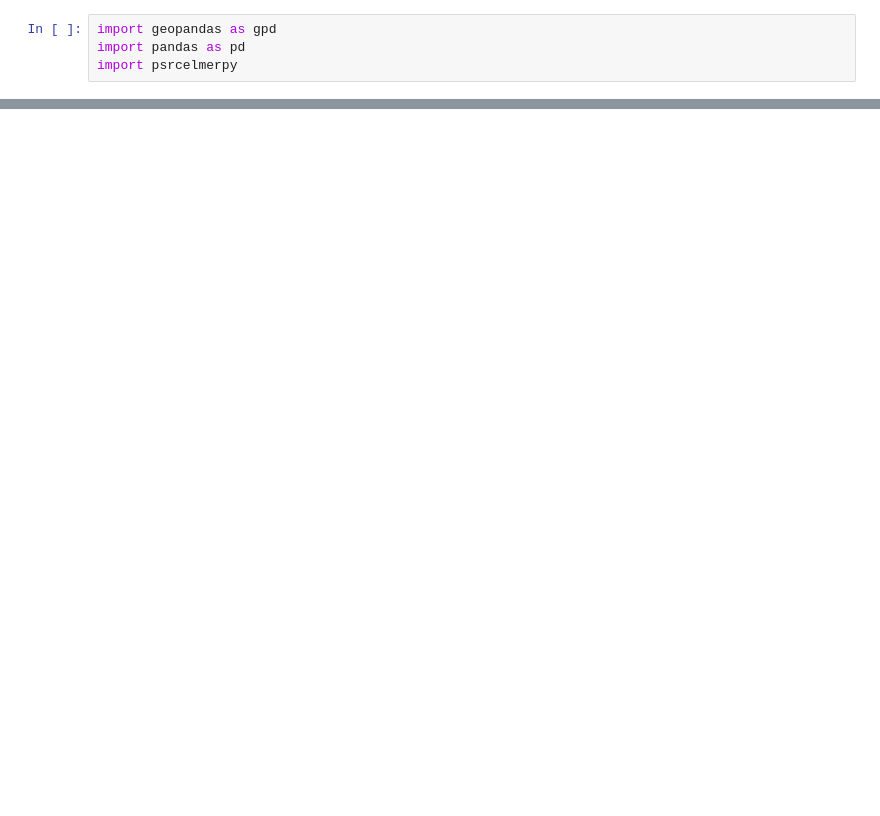
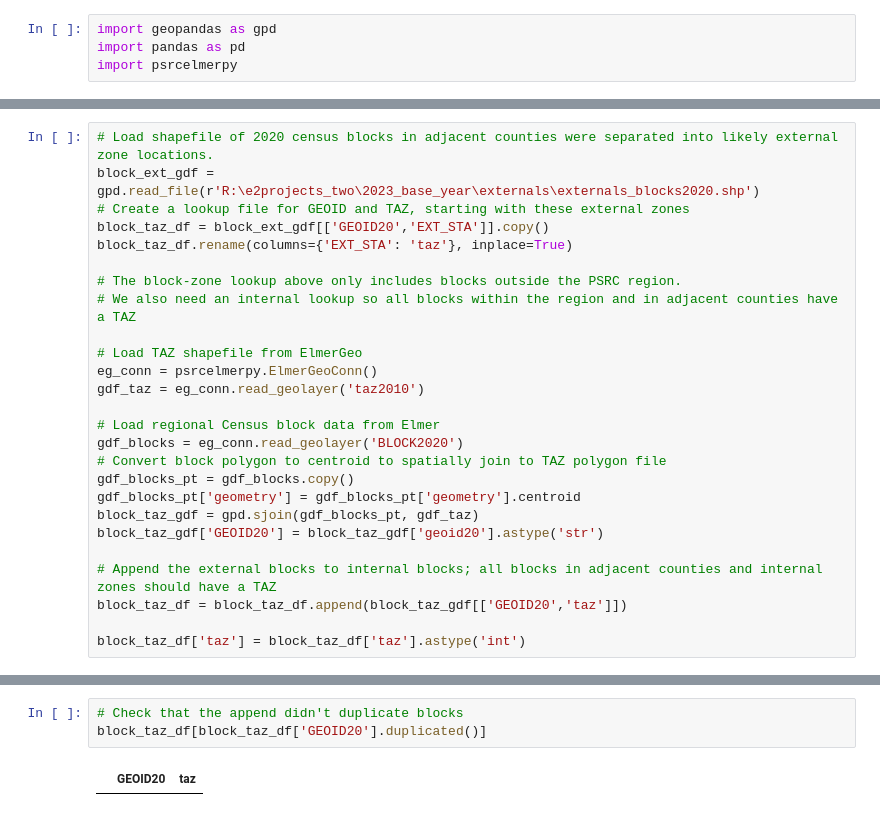
Before and after one commit to psrc/travel-modeling, a Jupyter notebook: base_year/external_trip_distribution.ipynb, the cells around one changed output, grey strips where cells are left out. Saved outputs shown, nothing was run; the diff lists cells and outputs as text; blank space fills up the shorter version.

```diff
--- a/base_year/external_trip_distribution.ipynb
+++ b/base_year/external_trip_distribution.ipynb
@@ -157,0 +15,26 @@ df.to_csv(r'R:\e2projects_two\2023_base_year\externals\external_trip_distributio
+# %%
+# Load shapefile of 2020 census blocks in adjacent counties were separated into likely external zone locations.
+block_ext_gdf = gpd.read_file(r'R:\e2projects_two\2023_base_year\externals\externals_blocks2020.shp')
+# Create a lookup file for GEOID and TAZ, starting with these external zones
+block_taz_df = block_ext_gdf[['GEOID20','EXT_STA']].copy()
+block_taz_df.rename(columns={'EXT_STA': 'taz'}, inplace=True)
+
+# The block-zone lookup above only includes blocks outside the PSRC region.
+# We also need an internal lookup so all blocks within the region and in adjacent counties have a TAZ
+
+# Load TAZ shapefile from ElmerGeo
+eg_conn = psrcelmerpy.ElmerGeoConn()
+gdf_taz = eg_conn.read_geolayer('taz2010')
+
+# Load regional Census block data from Elmer
+gdf_blocks = eg_conn.read_geolayer('BLOCK2020')
+# Convert block polygon to centroid to spatially join to TAZ polygon file
+gdf_blocks_pt = gdf_blocks.copy()
+gdf_blocks_pt['geometry'] = gdf_blocks_pt['geometry'].centroid
+block_taz_gdf = gpd.sjoin(gdf_blocks_pt, gdf_taz)
+block_taz_gdf['GEOID20'] = block_taz_gdf['geoid20'].astype('str')
+
+# Append the external blocks to internal blocks; all blocks in adjacent counties and internal zones should have a TAZ
+block_taz_df = block_taz_df.append(block_taz_gdf[['GEOID20','taz']])
+
+block_taz_df['taz'] = block_taz_df['taz'].astype('int')
@@ -157,0 +50,5 @@ df.to_csv(r'R:\e2projects_two\2023_base_year\externals\external_trip_distributio
+# %%
+# Check that the append didn't duplicate blocks
+block_taz_df[block_taz_df['GEOID20'].duplicated()]
+# %% [output]
+|  | GEOID20 | taz |
```
Also changed, not shown: parts of 55 cells of this notebook, 10 other files.
